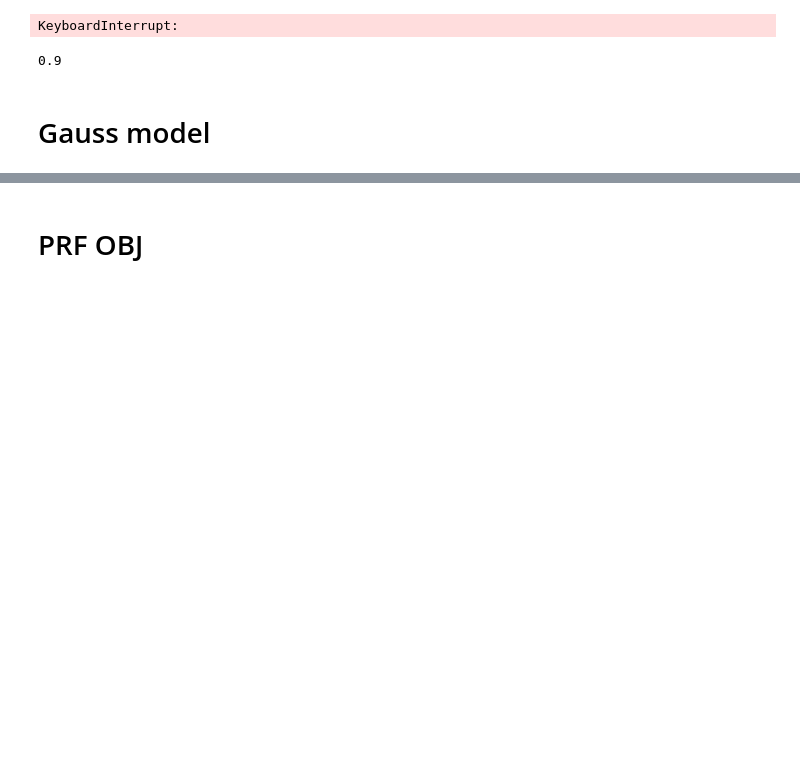
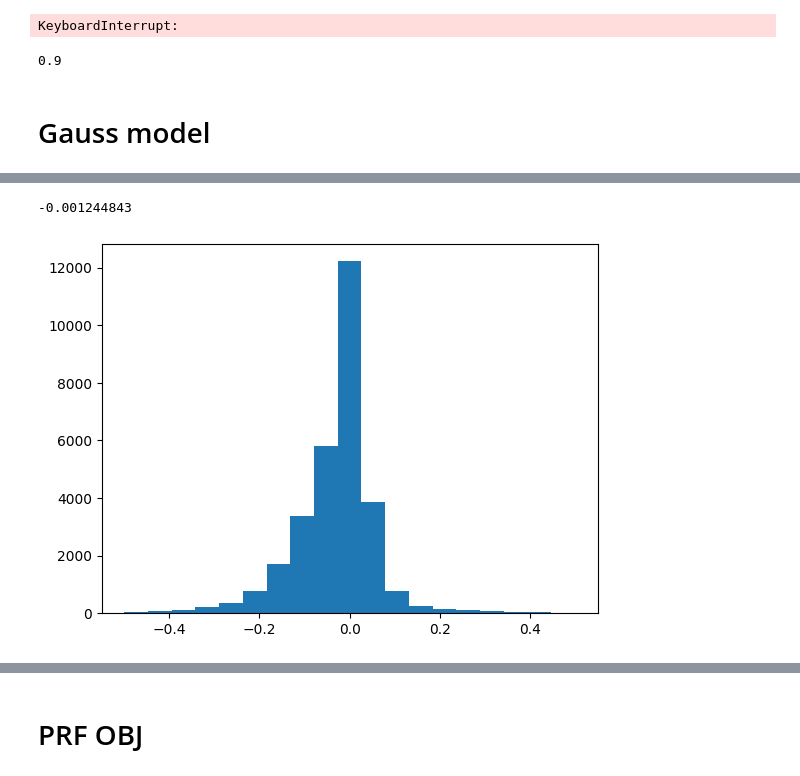
Before and after one commit to mdaghlian/hypotmri, a Jupyter notebook: postproc/prfs copy.ipynb, the cells around one changed output, grey strips where cells are left out. Cells and saved outputs as stored; diff of their text form; code cells hidden in the pictures; blank space fills up the shorter version.

```diff
--- a/preproc/functional/prfs.ipynb
+++ b/postproc/prfs copy.ipynb
@@ -351,3 +433,13 @@ for k in data.keys():
+# %%
+v1 = dag_load_roi(sub, 'b14_V', fs_dir, combine_matches=True)
+plt.hist(
+    (gp['pRFLEfsl']['r2']-gp['pRFLEpyb']['r2']).iloc[v1],
+    bins=np.linspace(-.5, .5, 20)
+)
+(gp['pRFLEafni']['r2']-gp['pRFLEpyb']['r2']).iloc[v1].median()
+# %% [output]
+-0.001244843
+[figure, added]
 # %%
 hrf_fixed = {
     'hrf_delay' : [6.0],
```
Also changed, not shown: parts of 22 cells of this notebook, 26 other files.
